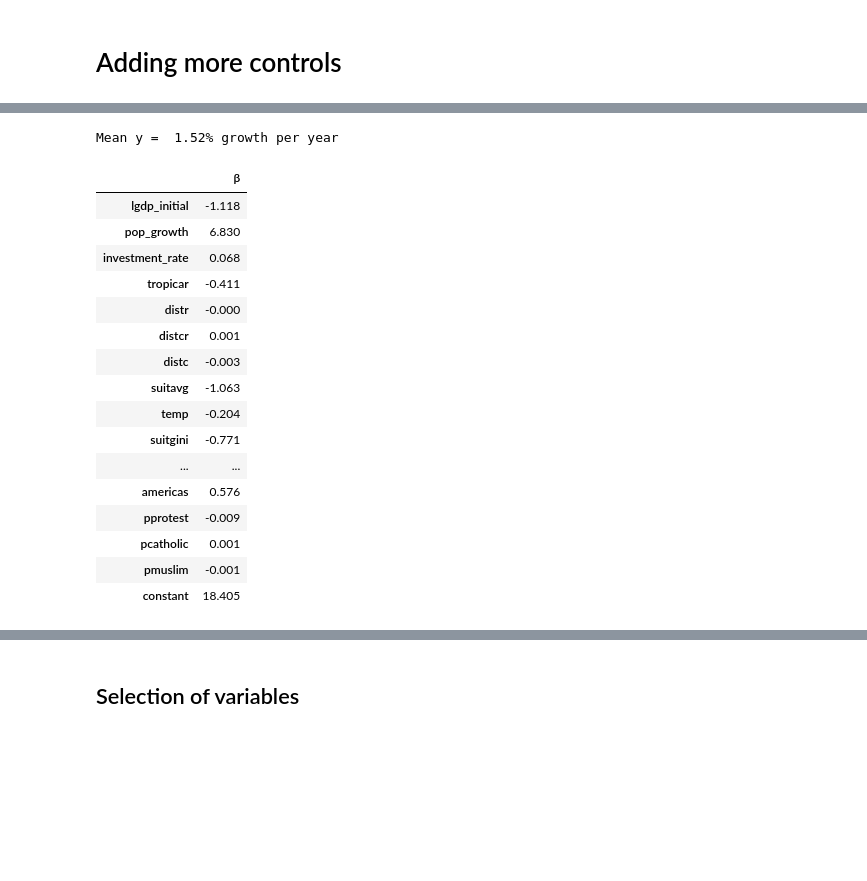
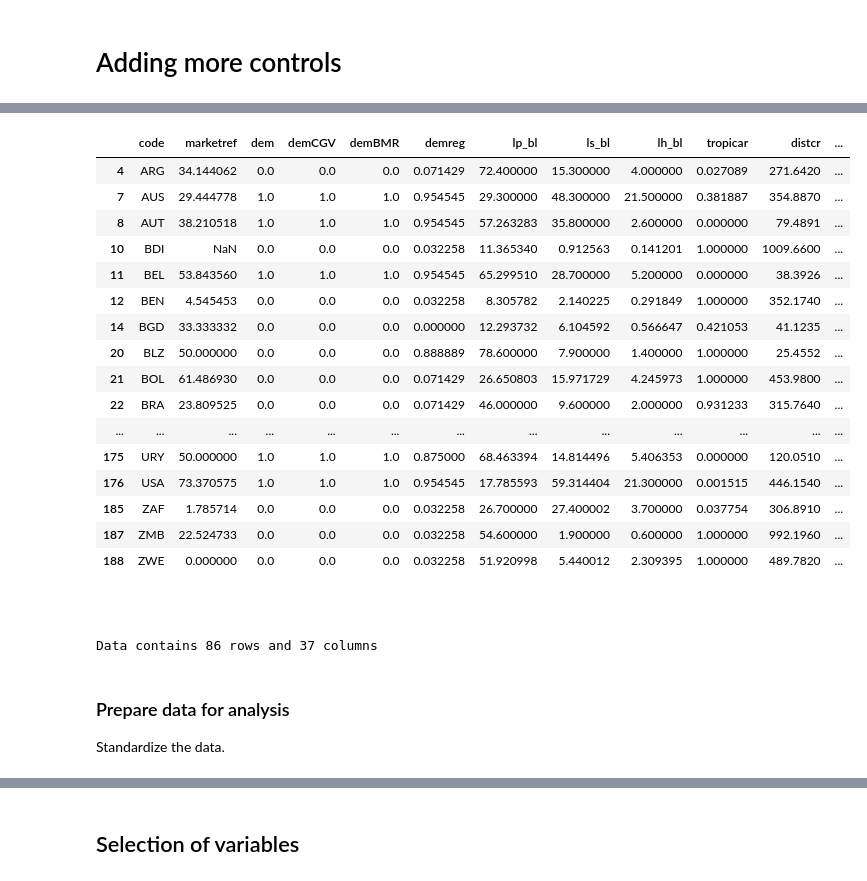
Before and after one commit to gqh814/AME_projects, a Jupyter notebook: project2/main.ipynb, the cells around one changed output, grey strips where cells are left out. Saved outputs shown, nothing was run; the diff lists cells and outputs as text; code cells hidden in the pictures; blank space fills up the shorter version.

```diff
--- a/project2/main.ipynb
+++ b/project2/main.ipynb
@@ -110,23 +141,57 @@ betas = np.linalg.inv(X.T @ X) @ X.T @ y
-# %%
-# format nicely
-print(f'Mean y = {y.mean(): 5.2f}% growth per year')
-pd.DataFrame({'β': betas[:,0]}, index=xs).round(3)
-# %% [output]
-Mean y =  1.52% growth per year
-|  | β |
-| lgdp_initial | -1.118 |
-| pop_growth | 6.830 |
-| investment_rate | 0.068 |
-| tropicar | -0.411 |
-| distr | -0.000 |
-| distcr | 0.001 |
-| distc | -0.003 |
-| suitavg | -1.063 |
-| temp | -0.204 |
-| suitgini | -0.771 |
-| ... | ... |
-| americas | 0.576 |
-| pprotest | -0.009 |
-| pcatholic | 0.001 |
-| pmuslim | -0.001 |
-| constant | 18.405 |
+# %%
+# xLabels =
+# [col for col in vv_all['all'] if 'invest' in col]
+
+mustCols = ['ls_bl','lh_bl','lp_bl','investment_rate','gdp_growth', 'lgdp_initial']
+
+# remove rows with missing values of lgdp_initial and gdp_growth
+data = dat.dropna(subset=mustCols)
+
+# if no democracy data, set to 0
+data.loc[data[['dem','demCGV','demBMR']].isna().any(axis=1), ['dem','demCGV','demBMR']] = 0
+
+preN = data.shape[0]
+data
+# %% [output]
+|  | code | marketref | dem | demCGV | demBMR | demreg | lp_bl | ls_bl | lh_bl | tropicar | distcr | ... |
+| 4 | ARG | 34.144062 | 0.0 | 0.0 | 0.0 | 0.071429 | 72.400000 | 15.300000 | 4.000000 | 0.027089 | 271.6420 | ... |
+| 7 | AUS | 29.444778 | 1.0 | 1.0 | 1.0 | 0.954545 | 29.300000 | 48.300000 | 21.500000 | 0.381887 | 354.8870 | ... |
+| 8 | AUT | 38.210518 | 1.0 | 1.0 | 1.0 | 0.954545 | 57.263283 | 35.800000 | 2.600000 | 0.000000 | 79.4891 | ... |
+| 10 | BDI | NaN | 0.0 | 0.0 | 0.0 | 0.032258 | 11.365340 | 0.912563 | 0.141201 | 1.000000 | 1009.6600 | ... |
+| 11 | BEL | 53.843560 | 1.0 | 1.0 | 1.0 | 0.954545 | 65.299510 | 28.700000 | 5.200000 | 0.000000 | 38.3926 | ... |
+| 12 | BEN | 4.545453 | 0.0 | 0.0 | 0.0 | 0.032258 | 8.305782 | 2.140225 | 0.291849 | 1.000000 | 352.1740 | ... |
+| 14 | BGD | 33.333332 | 0.0 | 0.0 | 0.0 | 0.000000 | 12.293732 | 6.104592 | 0.566647 | 0.421053 | 41.1235 | ... |
+| 20 | BLZ | 50.000000 | 0.0 | 0.0 | 0.0 | 0.888889 | 78.600000 | 7.900000 | 1.400000 | 1.000000 | 25.4552 | ... |
+| 21 | BOL | 61.486930 | 0.0 | 0.0 | 0.0 | 0.071429 | 26.650803 | 15.971729 | 4.245973 | 1.000000 | 453.9800 | ... |
+| 22 | BRA | 23.809525 | 0.0 | 0.0 | 0.0 | 0.071429 | 46.000000 | 9.600000 | 2.000000 | 0.931233 | 315.7640 | ... |
+| ... | ... | ... | ... | ... | ... | ... | ... | ... | ... | ... | ... | ... |
+| 175 | URY | 50.000000 | 1.0 | 1.0 | 1.0 | 0.875000 | 68.463394 | 14.814496 | 5.406353 | 0.000000 | 120.0510 | ... |
+| 176 | USA | 73.370575 | 1.0 | 1.0 | 1.0 | 0.954545 | 17.785593 | 59.314404 | 21.300000 | 0.001515 | 446.1540 | ... |
+| 185 | ZAF | 1.785714 | 0.0 | 0.0 | 0.0 | 0.032258 | 26.700000 | 27.400002 | 3.700000 | 0.037754 | 306.8910 | ... |
+| 187 | ZMB | 22.524733 | 0.0 | 0.0 | 0.0 | 0.032258 | 54.600000 | 1.900000 | 0.600000 | 1.000000 | 992.1960 | ... |
+| 188 | ZWE | 0.000000 | 0.0 | 0.0 | 0.0 | 0.032258 | 51.920998 | 5.440012 | 2.309395 | 1.000000 | 489.7820 | ... |
+# %% [markdown]
+###
+# %%
+containing_all = mustCols[:]
+for col in dat.columns:
+    if col in ['code','europe','pother','pd1500.1','constant'] + mustCols + [col for col in dat.columns if col.startswith('gdp')]:
+        continue
+    if data[[col]].notnull().sum()[0]==preN:
+        containing_all.append(col)
+
+
+df = data[containing_all]
+df = df.dropna(how='any')
+
+# Define the number of samples and features
+n = df.shape[0] # number of samples
+p = df.shape[1] # number of features
+
+# print the shape of the data
+print(f'Data contains {n} rows and {p} columns')
+# %% [output]
+Data contains 86 rows and 37 columns
+# %% [markdown]
+### Prepare data for analysis
+Standardize the data.
```
Also changed, not shown: parts of 25 cells of this notebook, 6 other files.
